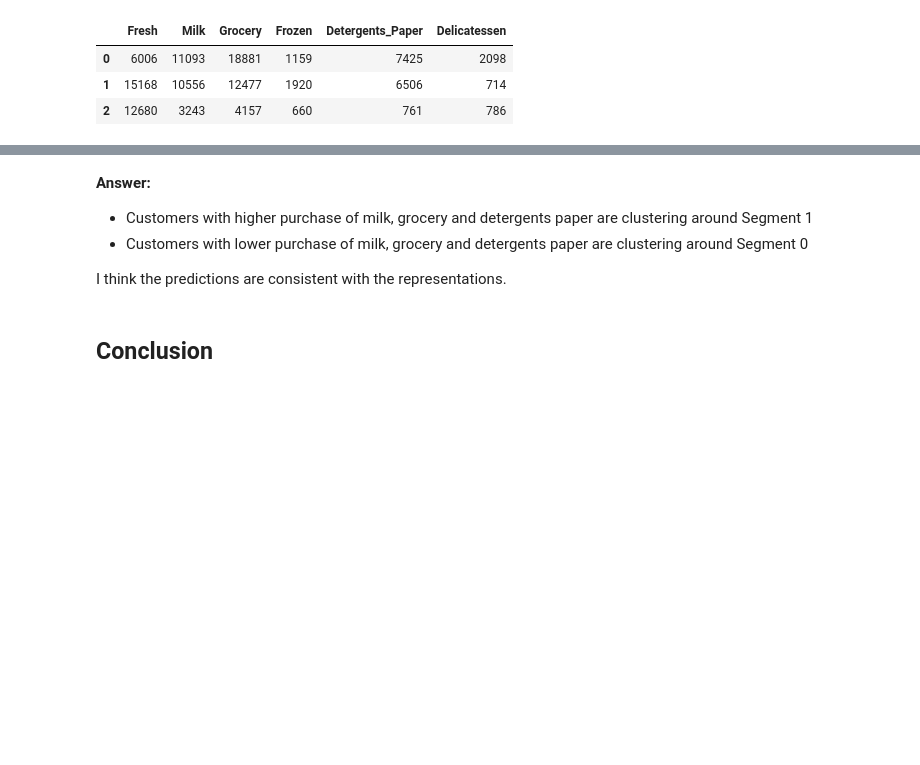
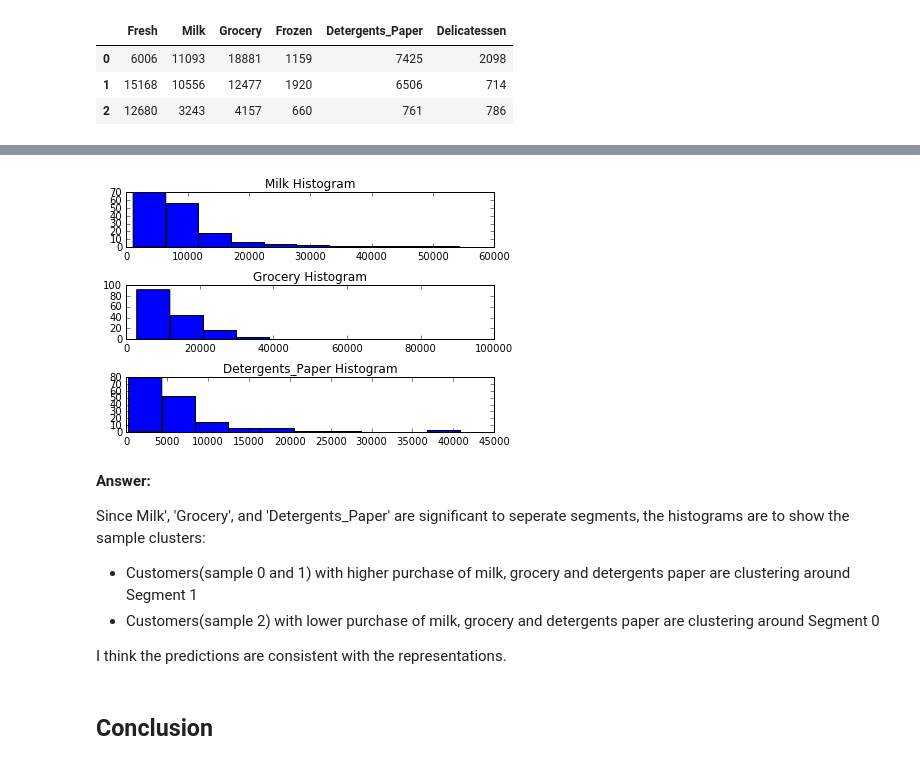
Before and after one commit to ibowen/Machine-Learning-Engineer-Nanodegree, a Jupyter notebook: customer_segments/customer_segments.ipynb, the cells around one changed output, grey strips where cells are left out. Saved outputs shown, nothing was run; the diff lists cells and outputs as text; code cells hidden in the pictures; blank space fills up the shorter version.

```diff
--- a/customer_segments/customer_segments.ipynb
+++ b/customer_segments/customer_segments.ipynb
@@ -713,8 +773,30 @@ samples
+# %%
+# Milk', 'Grocery', and 'Detergents_Paper' histograms for segment 1
+fig = plt.figure()
+
+ax1 = fig.add_subplot(311)
+ax1.hist(true_good_data['Milk'][preds == 1])
+ax1.set_title('Milk Histogram')
+
+ax2 = fig.add_subplot(312)
+ax2.hist(true_good_data['Grocery'][preds == 1])
+ax2.set_title('Grocery Histogram')
+
+ax3 = fig.add_subplot(313)
+ax3.hist(true_good_data['Detergents_Paper'][preds == 1])
+ax3.set_title('Detergents_Paper Histogram')
+
+plt.tight_layout()
+plt.show()
+# %% [output]
+[figure, added]
 # %% [markdown]
 **Answer:**
 
-- Customers with higher purchase of milk, grocery and detergents paper are clustering around Segment 1
-- Customers with lower purchase of milk, grocery and detergents paper are clustering around Segment 0
+Since Milk', 'Grocery', and 'Detergents_Paper' are significant to seperate segments, the histograms are to show the sample clusters:
+
+- Customers(sample 0 and 1) with higher purchase of milk, grocery and detergents paper are clustering around Segment 1
+- Customers(sample 2) with lower purchase of milk, grocery and detergents paper are clustering around Segment 0
 
 I think the predictions are consistent with the representations.
 # %% [markdown]
```
Also changed, not shown: parts of 19 cells of this notebook, 1 other file.
